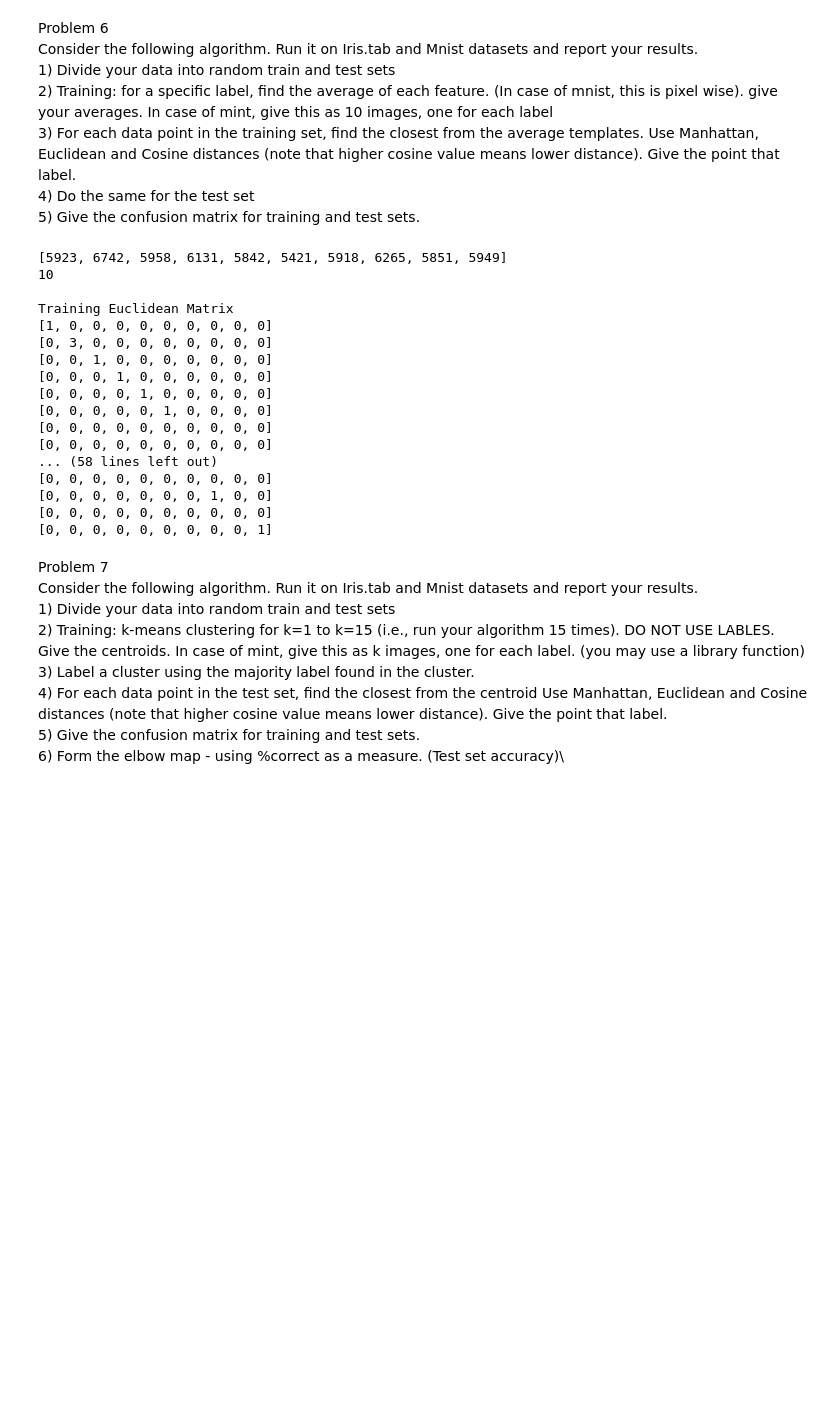
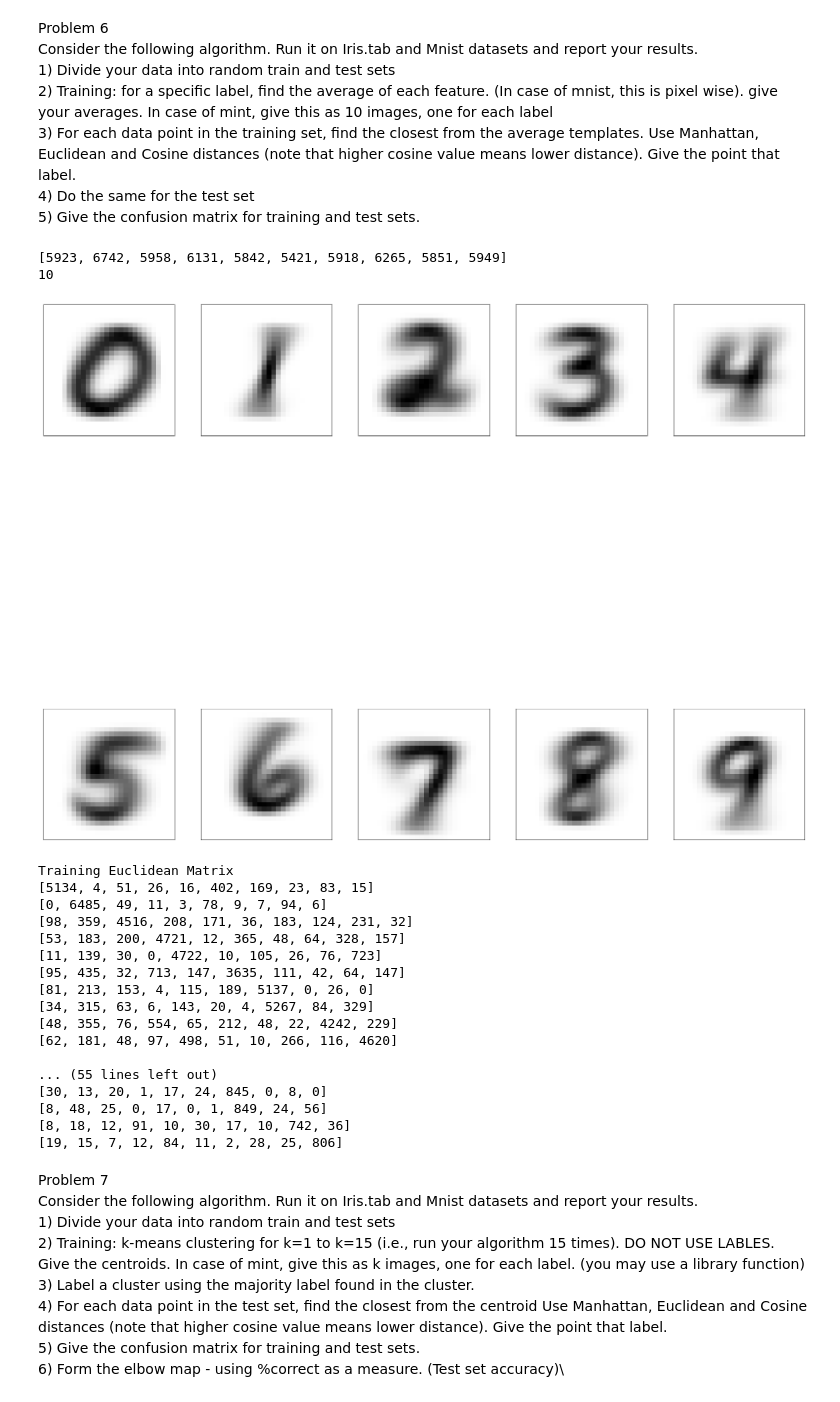
Before and after one commit to ManOf4Names/MachineLearning, a Jupyter notebook: hw1.ipynb, the cells around one changed output. Cells and saved outputs as stored; diff of their text form; code cells hidden in the pictures; blank space fills up the shorter version.

```diff
--- a/hw1.ipynb
+++ b/hw1.ipynb
@@ -330,6 +330,7 @@ def p6MNist():
         avgLists.append(avgDigit)
 
     print(len(avgLists))
+    print_mnist(format_array(avgLists))
 
     #Assign labels to training set based on proximity to avg image
     trainLabelsEuc = []
@@ -337,7 +338,7 @@ def p6MNist():
     trainLabelsCos = []
 
     #Remove [0:9] for full set
-    for i in mTrain[0:9]:
+    for i in mTrain:
         trainLabelsEuc.append(labelFromEuclidean(i, avgLists))
         trainLabelsMan.append(labelFromManhattan(i, avgLists))
         trainLabelsCos.append(labelFromCosine(i, avgLists))
@@ -348,7 +349,7 @@ def p6MNist():
     testLabelsCos = []
 
     #Remove [0:9] for full set
-    for i in mTest[0:9]:
+    for i in mTest:
         testLabelsEuc.append(labelFromEuclidean(i, avgLists))
         testLabelsMan.append(labelFromManhattan(i, avgLists))
         testLabelsCos.append(labelFromCosine(i, avgLists))
@@ -385,48 +386,51 @@ def p6MNist():
     testEConfusion = [[0 for i in range(10)] for i in range(10)]
     for i in range(len(testLabelsEuc)):
         testEConfusion[getActualLabel(mTest[i])][testLabelsEuc[i]] += 1
     #Print the matrix
     print("\nTesting Euclidean Matrix")
     for i in testEConfusion:
         print(i)
 
     #For the testing manhatten
     testMConfusion = [[0 for i in range(10)] for i in range(10)]
     for i in range(len(testLabelsMan)):
         testMConfusion[getActualLabel(mTest[i])][testLabelsMan[i]] += 1
     #Print the matrix
     print("\nTesting Manhattan Matrix")
     for i in testMConfusion:
         print(i)
 
     #For the testing cosine
     testCConfusion = [[0 for i in range(10)] for i in range(10)]
     for i in range(len(testLabelsCos)):
         testCConfusion[getActualLabel(mTest[i])][testLabelsCos[i]] += 1
     #Print the matrix
     print("\nTesting Cosine Matrix")
     for i in testCConfusion:
         print(i)
 
 p6MNist()
 # %% [output]
 [5923, 6742, 5958, 6131, 5842, 5421, 5918, 6265, 5851, 5949]
 10
-
-Training Euclidean Matrix
-[1, 0, 0, 0, 0, 0, 0, 0, 0, 0]
-[0, 3, 0, 0, 0, 0, 0, 0, 0, 0]
-[0, 0, 1, 0, 0, 0, 0, 0, 0, 0]
-[0, 0, 0, 1, 0, 0, 0, 0, 0, 0]
-[0, 0, 0, 0, 1, 0, 0, 0, 0, 0]
-[0, 0, 0, 0, 0, 1, 0, 0, 0, 0]
-[0, 0, 0, 0, 0, 0, 0, 0, 0, 0]
-[0, 0, 0, 0, 0, 0, 0, 0, 0, 0]
-... (58 lines left out)
-[0, 0, 0, 0, 0, 0, 0, 0, 0, 0]
-[0, 0, 0, 0, 0, 0, 0, 1, 0, 0]
-[0, 0, 0, 0, 0, 0, 0, 0, 0, 0]
-[0, 0, 0, 0, 0, 0, 0, 0, 0, 1]
+[figure, added]
+Training Euclidean Matrix
+[5134, 4, 51, 26, 16, 402, 169, 23, 83, 15]
+[0, 6485, 49, 11, 3, 78, 9, 7, 94, 6]
+[98, 359, 4516, 208, 171, 36, 183, 124, 231, 32]
+[53, 183, 200, 4721, 12, 365, 48, 64, 328, 157]
+[11, 139, 30, 0, 4722, 10, 105, 26, 76, 723]
+[95, 435, 32, 713, 147, 3635, 111, 42, 64, 147]
+[81, 213, 153, 4, 115, 189, 5137, 0, 26, 0]
+[34, 315, 63, 6, 143, 20, 4, 5267, 84, 329]
+[48, 355, 76, 554, 65, 212, 48, 22, 4242, 229]
+[62, 181, 48, 97, 498, 51, 10, 266, 116, 4620]
+
+... (55 lines left out)
+[30, 13, 20, 1, 17, 24, 845, 0, 8, 0]
+[8, 48, 25, 0, 17, 0, 1, 849, 24, 56]
+[8, 18, 12, 91, 10, 30, 17, 10, 742, 36]
+[19, 15, 7, 12, 84, 11, 2, 28, 25, 806]
 # %% [markdown]
 Problem 7\
 Consider the following algorithm. Run it on Iris.tab and Mnist datasets and report your results.\
```
